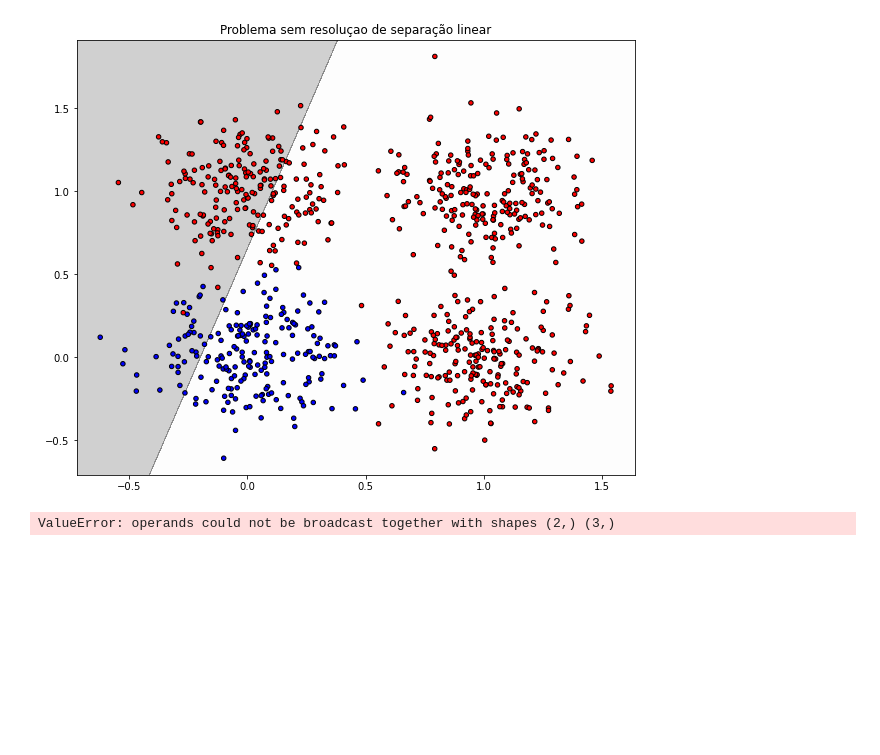
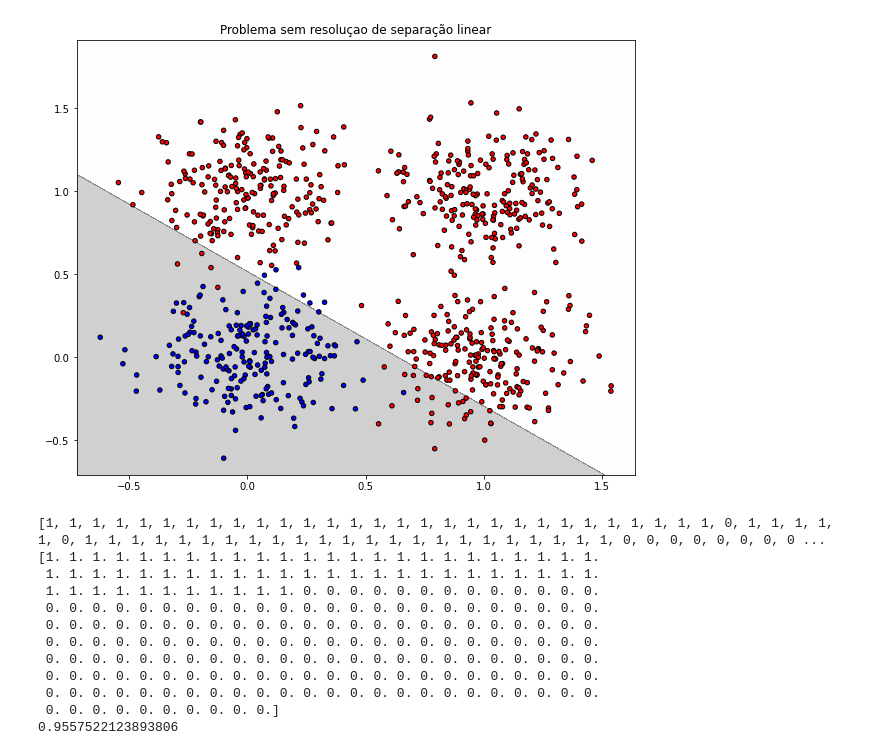
Before and after one commit to LucasLima21/perceptron-redesNeurais2020, a Jupyter notebook: src/secao3.ipynb, the cells around one changed output. Cells and saved outputs as stored; diff of their text form; code cells hidden in the pictures; blank space fills up the shorter version.

```diff
--- a/src/secao3.ipynb
+++ b/src/secao3.ipynb
@@ -31,7 +31,7 @@ epoch = []
 #print("Configuração: ", config)
 n = Neuron(config[2][0], config[2][1], config[2][2])
 # %%
-#Evidenciando que este problema não é de uma separação linear
+Evidenciando que este problema não é de uma separação linear
 x_min, x_max = X[:, 0].min() - 0.1, X[:, 0].max() + 0.1
 y_min, y_max = X[:, 1].min() - 0.1, X[:, 1].max() + 0.1
 xx, yy = np.meshgrid(np.arange(x_min, x_max, 0.001),
@@ -52,18 +52,53 @@ for idx, clf, tt in zip([[0,0]],
     axarr.scatter(X[:, 0], X[:, 1], c=color, s=20, edgecolor='k',cmap='Greys')
     axarr.set_title(tt)
 plt.show()
-# %% [output]
-[figure, removed]
-# %%
-np.random.seed(0)
-msk = np.random.rand(len(dataHoldout)) < 0.7
-train = dataHoldout[msk]
-test = dataHoldout[~msk]
-XTrain = train[...,0:2]
-XTest = test[...,0:2]
-yTrain = train[...,2]
-yTest = test[...,2]
-
-n.run100epochs(XTrain, yTrain)
-# %% [output]
-ValueError: operands could not be broadcast together with shapes (2,) (3,)
+# %%
+np.random.seed(0)
+msk = np.random.rand(len(dataHoldout)) < 0.7
+train = dataHoldout[msk]
+test = dataHoldout[~msk]
+
+XTrain = train[...,0:2]
+XTrain = np.insert(XTrain, 2, 1, axis=1)
+XTest = test[...,0:2]
+
+yTrain = train[...,2]
+yTest = test[...,2]
+
+n.run100epochs(XTrain, yTrain)
+
+#Evidenciando que este problema não é de uma separação linear
+x_min, x_max = X[:, 0].min() - 0.1, X[:, 0].max() + 0.1
+y_min, y_max = X[:, 1].min() - 0.1, X[:, 1].max() + 0.1
+xx, yy = np.meshgrid(np.arange(x_min, x_max, 0.001),
+                     np.arange(y_min, y_max, 0.001))
+
+f, axarr = plt.subplots(1, 1, sharex='col', sharey='row', figsize=(10, 8))
+color = np.where(y == 0, 'r', 'b')
+
+for idx, clf, tt in zip([[0,0]],
+                        [n],
+                        ['Problema sem resoluçao de separação linear']):
+
+    Z = clf.predict(np.c_[xx.ravel(), yy.ravel()])
+    Z = np.array(Z)
+    Z = Z.reshape(xx.shape)
+
+    axarr.contourf(xx, yy, Z, alpha=0.2,cmap='Greys')
+    axarr.scatter(X[:, 0], X[:, 1], c=color, s=20, edgecolor='k',cmap='Greys')
+    axarr.set_title(tt)
+plt.show()
+# %% [output]
+[figure, added]
+[1, 1, 1, 1, 1, 1, 1, 1, 1, 1, 1, 1, 1, 1, 1, 1, 1, 1, 1, 1, 1, 1, 1, 1, 1, 1, 1, 1, 1, 0, 1, 1, 1, 1, 1, 0, 1, 1, 1, 1, 1, 1, 1, 1, 1, 1, 1, 1, 1, 1, 1, 1, 1, 1, 1, 1, 1, 1, 1, 0, 0, 0, 0, 0, 0, 0, 0 ...
+[1. 1. 1. 1. 1. 1. 1. 1. 1. 1. 1. 1. 1. 1. 1. 1. 1. 1. 1. 1. 1. 1. 1. 1.
+ 1. 1. 1. 1. 1. 1. 1. 1. 1. 1. 1. 1. 1. 1. 1. 1. 1. 1. 1. 1. 1. 1. 1. 1.
+ 1. 1. 1. 1. 1. 1. 1. 1. 1. 1. 1. 0. 0. 0. 0. 0. 0. 0. 0. 0. 0. 0. 0. 0.
+ 0. 0. 0. 0. 0. 0. 0. 0. 0. 0. 0. 0. 0. 0. 0. 0. 0. 0. 0. 0. 0. 0. 0. 0.
+ 0. 0. 0. 0. 0. 0. 0. 0. 0. 0. 0. 0. 0. 0. 0. 0. 0. 0. 0. 0. 0. 0. 0. 0.
+ 0. 0. 0. 0. 0. 0. 0. 0. 0. 0. 0. 0. 0. 0. 0. 0. 0. 0. 0. 0. 0. 0. 0. 0.
+ 0. 0. 0. 0. 0. 0. 0. 0. 0. 0. 0. 0. 0. 0. 0. 0. 0. 0. 0. 0. 0. 0. 0. 0.
+ 0. 0. 0. 0. 0. 0. 0. 0. 0. 0. 0. 0. 0. 0. 0. 0. 0. 0. 0. 0. 0. 0. 0. 0.
+ 0. 0. 0. 0. 0. 0. 0. 0. 0. 0. 0. 0. 0. 0. 0. 0. 0. 0. 0. 0. 0. 0. 0. 0.
+ 0. 0. 0. 0. 0. 0. 0. 0. 0. 0.]
+0.9557522123893806
```
Also changed, not shown: parts of 1 cell of this notebook, 1 other file.
